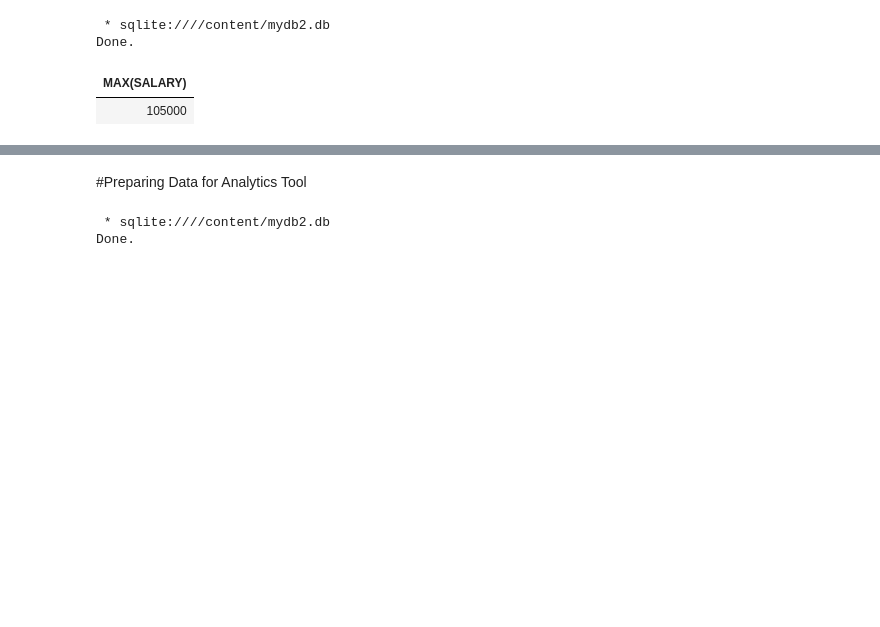
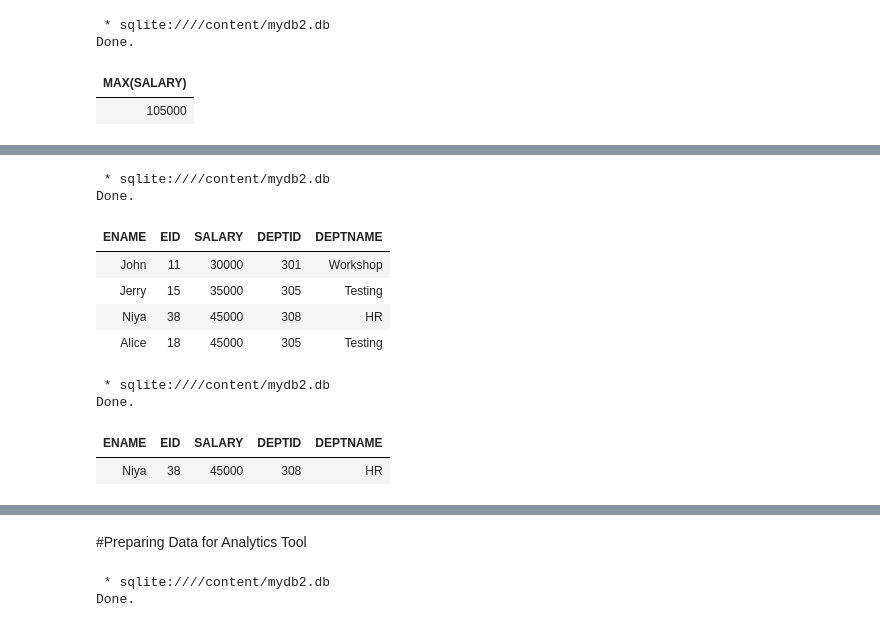
Before and after one commit to salemprakash/FoDS-Fall-2025-26, a Jupyter notebook: Module 2 Sql.ipynb, the cells around one changed output, grey strips where cells are left out. Saved outputs shown, nothing was run; the diff lists cells and outputs as text; code cells hidden in the pictures; blank space fills up the shorter version.

```diff
--- a/Module 2 Sql.ipynb
+++ b/Module 2 Sql.ipynb
@@ -332,0 +386,21 @@ Done.
+# %%
+#Relational
+%%sql
+SELECT * FROM workers WHERE SALARY<=47000;
+# %% [output]
+ * sqlite:////content/mydb2.db
+Done.
+| ENAME | EID | SALARY | DEPTID | DEPTNAME |
+| John | 11 | 30000 | 301 | Workshop |
+| Jerry | 15 | 35000 | 305 | Testing |
+| Niya | 38 | 45000 | 308 | HR |
+| Alice | 18 | 45000 | 305 | Testing |
+# %%
+#AND Operator
+%%sql
+SELECT * FROM workers WHERE SALARY<=47000 AND DEPTNAME='HR';
+# %% [output]
+ * sqlite:////content/mydb2.db
+Done.
+| ENAME | EID | SALARY | DEPTID | DEPTNAME |
+| Niya | 38 | 45000 | 308 | HR |
```
Also changed, not shown: parts of 14 cells of this notebook.
